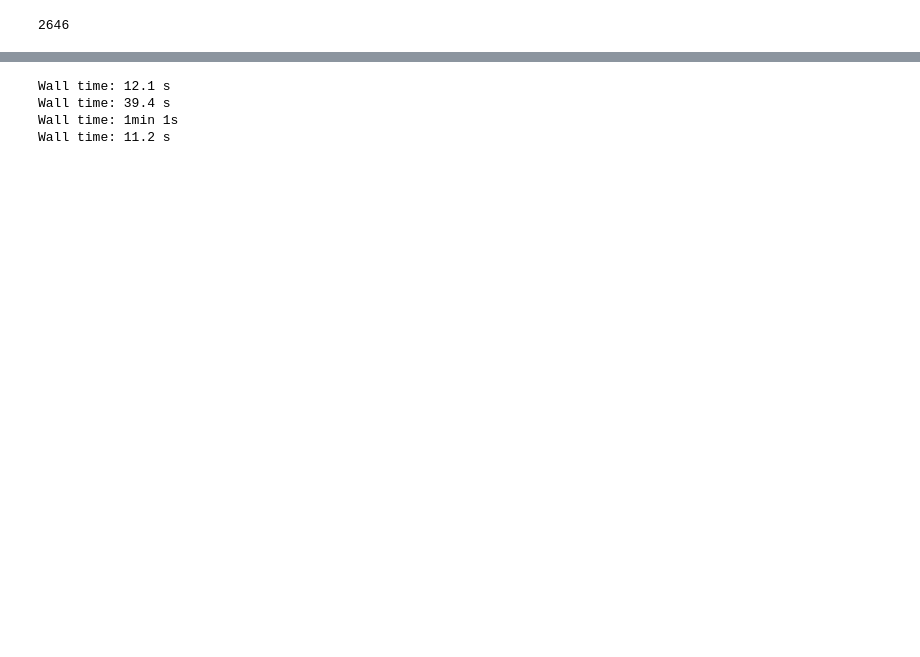
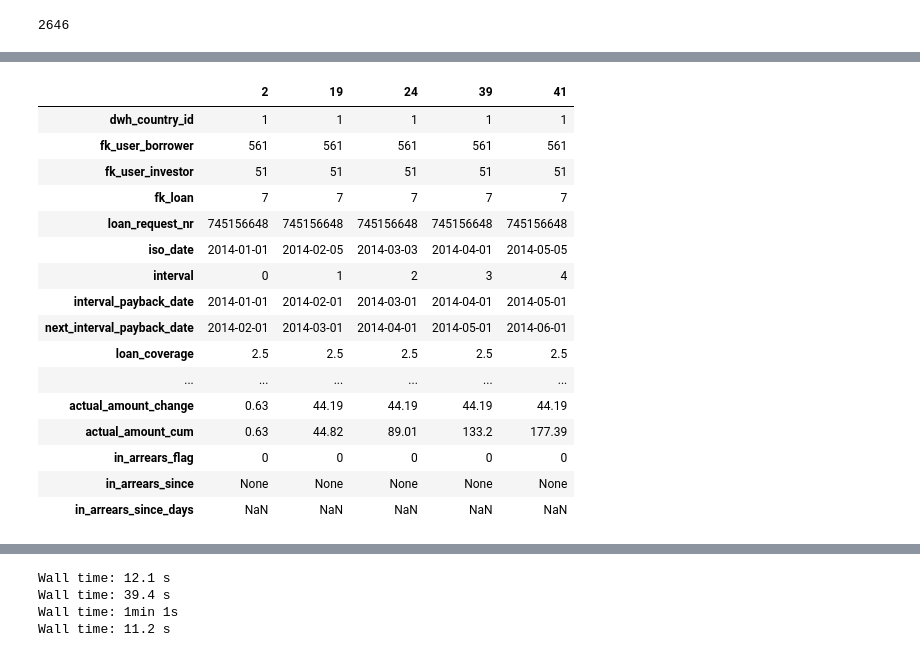
Before and after one commit to seanv507/lendico, a Jupyter notebook: Projects/Returns/src/returns01.ipynb, the cells around one changed output, grey strips where cells are left out. Drawn from its saved outputs; the diff is of its cells as text; code cells hidden in the pictures; blank space fills up the shorter version.

Commit message:
WIP interenational and use date

```diff
--- a/Projects/Returns/src/returns01.ipynb
+++ b/Projects/Returns/src/returns01.ipynb
@@ -82,0 +81,20 @@ actual_pay
+# %%
+actual_payments_combined_date[(actual_payments_combined_date.fk_loan==7) & (actual_payments_combined_date.fk_user_investor==51)].head().T
+# %% [output]
+|  | 2 | 19 | 24 | 39 | 41 |
+| dwh_country_id | 1 | 1 | 1 | 1 | 1 |
+| fk_user_borrower | 561 | 561 | 561 | 561 | 561 |
+| fk_user_investor | 51 | 51 | 51 | 51 | 51 |
+| fk_loan | 7 | 7 | 7 | 7 | 7 |
+| loan_request_nr | 745156648 | 745156648 | 745156648 | 745156648 | 745156648 |
+| iso_date | 2014-01-01 | 2014-02-05 | 2014-03-03 | 2014-04-01 | 2014-05-05 |
+| interval | 0 | 1 | 2 | 3 | 4 |
+| interval_payback_date | 2014-01-01 | 2014-02-01 | 2014-03-01 | 2014-04-01 | 2014-05-01 |
+| next_interval_payback_date | 2014-02-01 | 2014-03-01 | 2014-04-01 | 2014-05-01 | 2014-06-01 |
+| loan_coverage | 2.5 | 2.5 | 2.5 | 2.5 | 2.5 |
+| ... | ... | ... | ... | ... | ... |
+| actual_amount_change | 0.63 | 44.19 | 44.19 | 44.19 | 44.19 |
+| actual_amount_cum | 0.63 | 44.82 | 89.01 | 133.2 | 177.39 |
+| in_arrears_flag | 0 | 0 | 0 | 0 | 0 |
+| in_arrears_since | None | None | None | None | None |
+| in_arrears_since_days | NaN | NaN | NaN | NaN | NaN |
```
Also changed, not shown: parts of 45 cells of this notebook, 7 other files.
